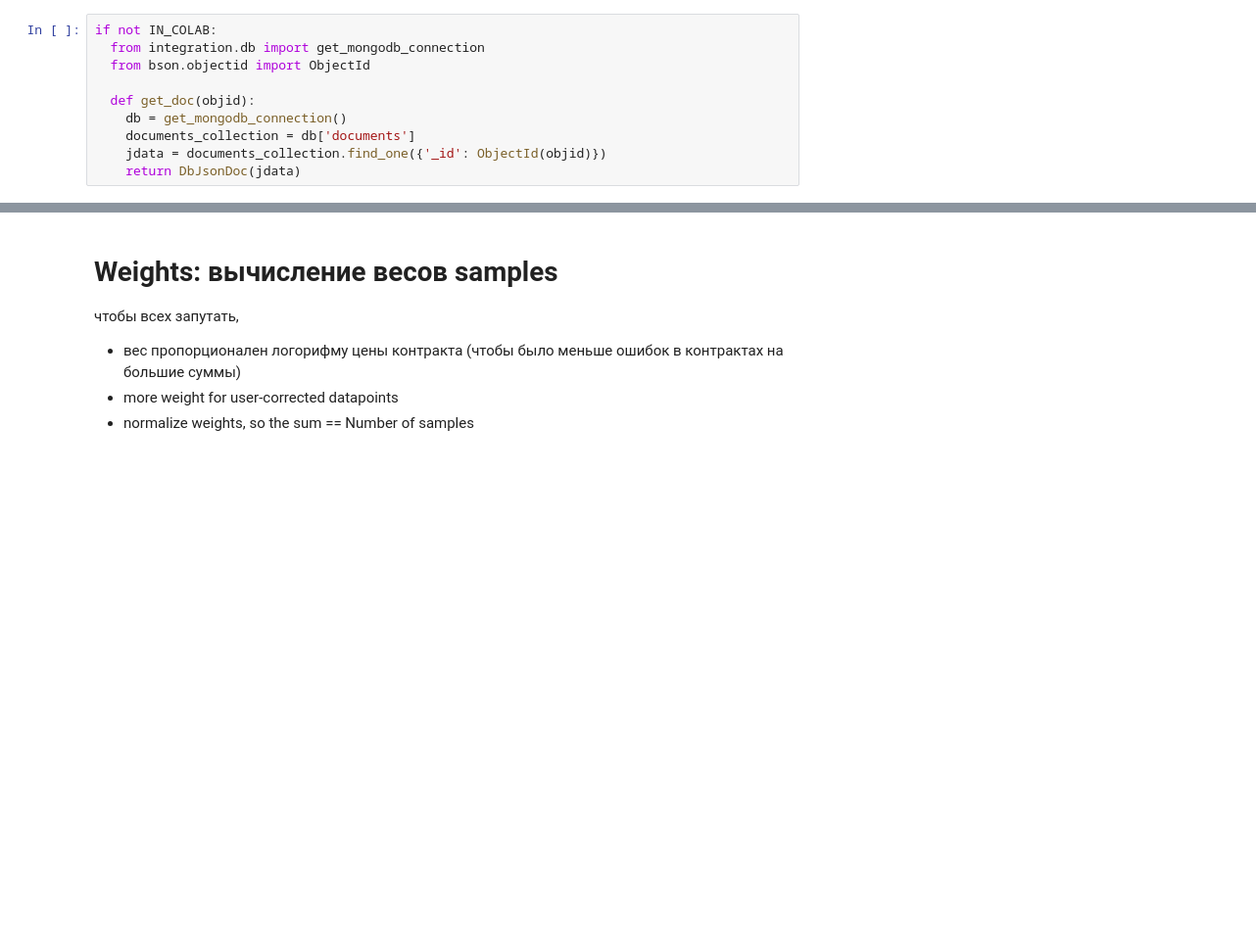
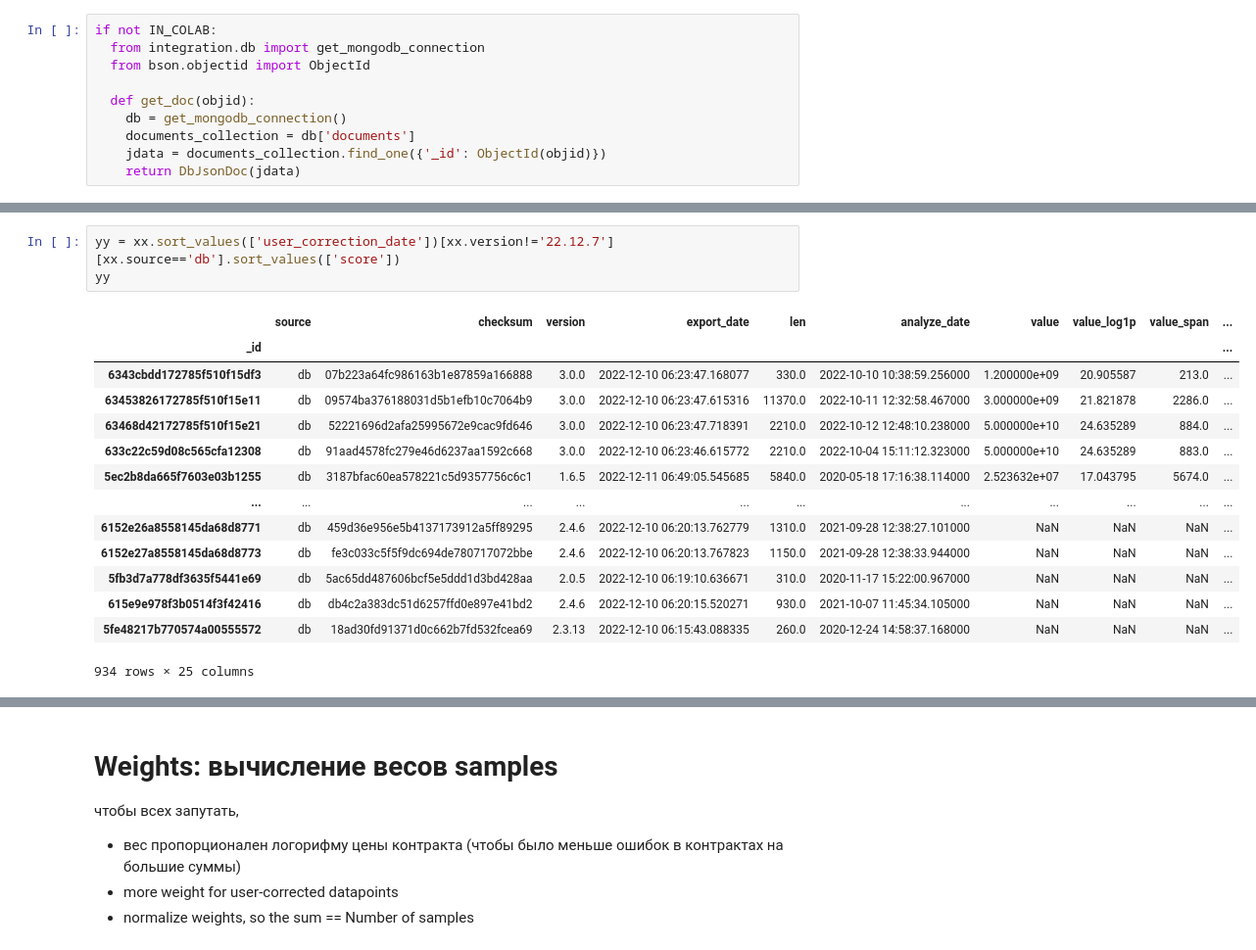
Before and after one commit to LitJane/analyser, a Jupyter notebook: trainsets/retrain_contract_uber_model.ipynb, the cells around one changed output, grey strips where cells are left out. Shown at 98% size. Saved outputs shown, nothing was run; the diff lists cells and outputs as text; blank space fills up the shorter version.

```diff
--- a/trainsets/retrain_contract_uber_model.ipynb
+++ b/trainsets/retrain_contract_uber_model.ipynb
@@ -159,0 +251,18 @@ print(work_dir)
+# %%
+yy = xx.sort_values(['user_correction_date'])[xx.version!='22.12.7'][xx.source=='db'].sort_values(['score'])
+yy
+# %% [output]
+|  | source | checksum | version | export_date | len | analyze_date | value | value_log1p | value_span | ... |
+| _id |  |  |  |  |  |  |  |  |  | ... |
+| 6343cbdd172785f510f15df3 | db | 07b223a64fc986163b1e87859a166888 | 3.0.0 | 2022-12-10 06:23:47.168077 | 330.0 | 2022-10-10 10:38:59.256000 | 1.200000e+09 | 20.905587 | 213.0 | ... |
+| 63453826172785f510f15e11 | db | 09574ba376188031d5b1efb10c7064b9 | 3.0.0 | 2022-12-10 06:23:47.615316 | 11370.0 | 2022-10-11 12:32:58.467000 | 3.000000e+09 | 21.821878 | 2286.0 | ... |
+| 63468d42172785f510f15e21 | db | 52221696d2afa25995672e9cac9fd646 | 3.0.0 | 2022-12-10 06:23:47.718391 | 2210.0 | 2022-10-12 12:48:10.238000 | 5.000000e+10 | 24.635289 | 884.0 | ... |
+| 633c22c59d08c565cfa12308 | db | 91aad4578fc279e46d6237aa1592c668 | 3.0.0 | 2022-12-10 06:23:46.615772 | 2210.0 | 2022-10-04 15:11:12.323000 | 5.000000e+10 | 24.635289 | 883.0 | ... |
+| 5ec2b8da665f7603e03b1255 | db | 3187bfac60ea578221c5d9357756c6c1 | 1.6.5 | 2022-12-11 06:49:05.545685 | 5840.0 | 2020-05-18 17:16:38.114000 | 2.523632e+07 | 17.043795 | 5674.0 | ... |
+| ... | ... | ... | ... | ... | ... | ... | ... | ... | ... | ... |
+| 6152e26a8558145da68d8771 | db | 459d36e956e5b4137173912a5ff89295 | 2.4.6 | 2022-12-10 06:20:13.762779 | 1310.0 | 2021-09-28 12:38:27.101000 | NaN | NaN | NaN | ... |
+| 6152e27a8558145da68d8773 | db | fe3c033c5f5f9dc694de780717072bbe | 2.4.6 | 2022-12-10 06:20:13.767823 | 1150.0 | 2021-09-28 12:38:33.944000 | NaN | NaN | NaN | ... |
+| 5fb3d7a778df3635f5441e69 | db | 5ac65dd487606bcf5e5ddd1d3bd428aa | 2.0.5 | 2022-12-10 06:19:10.636671 | 310.0 | 2020-11-17 15:22:00.967000 | NaN | NaN | NaN | ... |
+| 615e9e978f3b0514f3f42416 | db | db4c2a383dc51d6257ffd0e897e41bd2 | 2.4.6 | 2022-12-10 06:20:15.520271 | 930.0 | 2021-10-07 11:45:34.105000 | NaN | NaN | NaN | ... |
+| 5fe48217b770574a00555572 | db | 18ad30fd91371d0c662b7fd532fcea69 | 2.3.13 | 2022-12-10 06:15:43.088335 | 260.0 | 2020-12-24 14:58:37.168000 | NaN | NaN | NaN | ... |
+934 rows × 25 columns
```
Also changed, not shown: parts of 55 cells of this notebook, 9 other files.
